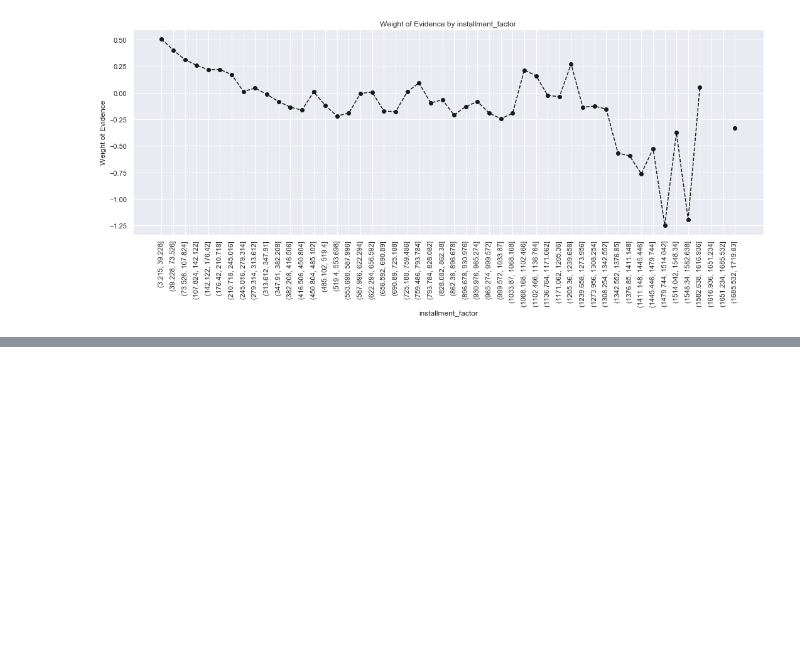
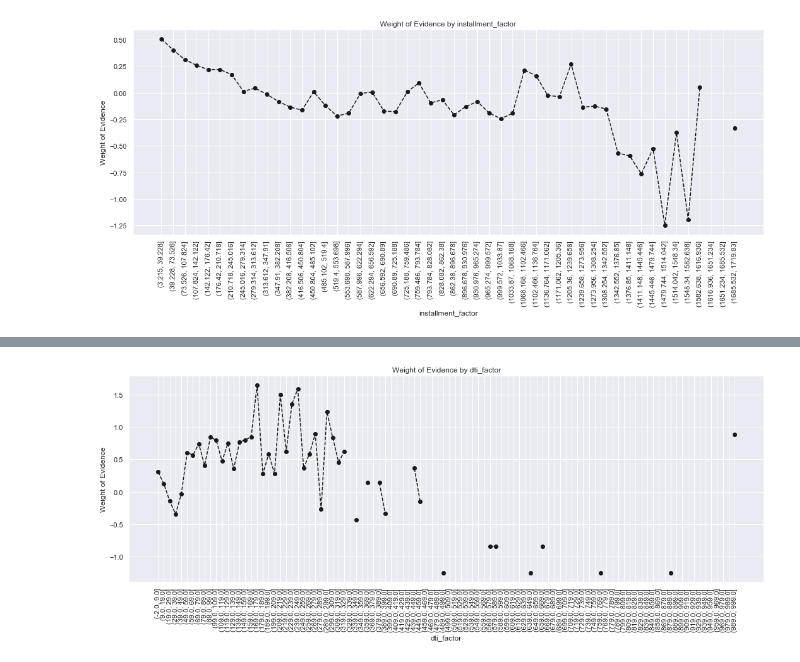
Before and after one commit to fw9228/Capstone-2-Project, a Jupyter notebook: Capstone 2 Project Credit Risk Modeling.ipynb, the cells around one changed output, grey strips where cells are left out. Saved outputs shown, nothing was run; the diff lists cells and outputs as text; code cells hidden in the pictures; blank space fills up the shorter version.

```diff
--- a/Capstone 2 Project Credit Risk Modeling.ipynb
+++ b/Capstone 2 Project Credit Risk Modeling.ipynb
@@ -1438,0 +1584,15 @@ plot_by_woe(df_temp19, 90)
+# %%
+# We create the following Categories: Missing, 0-3, 4-30, 31-56, >=57
+df_inputs_prepr['mths_since_last_delinq:Missing'] = np.where((df_inputs_prepr['mths_since_last_delinq'].isnull()), 1, 0)
+df_inputs_prepr['mths_since_last_delinq:0-3'] = np.where((df_inputs_prepr['mths_since_last_delinq'] >= 0) & (df_inputs_prepr['mths_since_last_delinq'] <= 3), 1, 0)
+df_inputs_prepr['mths_since_last_delinq:4-30'] = np.where((df_inputs_prepr['mths_since_last_delinq'] >= 4) & (df_inputs_prepr['mths_since_last_delinq'] <= 30), 1, 0)
+df_inputs_prepr['mths_since_last_delinq:31-56'] = np.where((df_inputs_prepr['mths_since_last_delinq'] >= 31) & (df_inputs_prepr['mths_since_last_delinq'] <= 56), 1, 0)
+df_inputs_prepr['mths_since_last_delinq:>=57'] = np.where((df_inputs_prepr['mths_since_last_delinq'] >= 57), 1, 0)
+# %%
+# dti variable
+# Here we do fine-classing: using the 'cut' method, we split the variable into 100 categories by its values.
+df_inputs_prepr['dti_factor'] = pd.cut(df_inputs_prepr['dti'], 100)
+
+# We calculate weight of evidence.
+df_temp22 = woe_ordered_continuous(df_inputs_prepr, 'dti_factor', df_targets_prepr)
+df_temp22
@@ -1438,0 +1613,5 @@ plot_by_woe(df_temp19, 90)
+# %%
+# We plot the weight of evidence values.
+plot_by_woe(df_temp22, 90)
+# %% [output]
+[figure, added]
```
Also changed, not shown: parts of 18 cells of this notebook.
